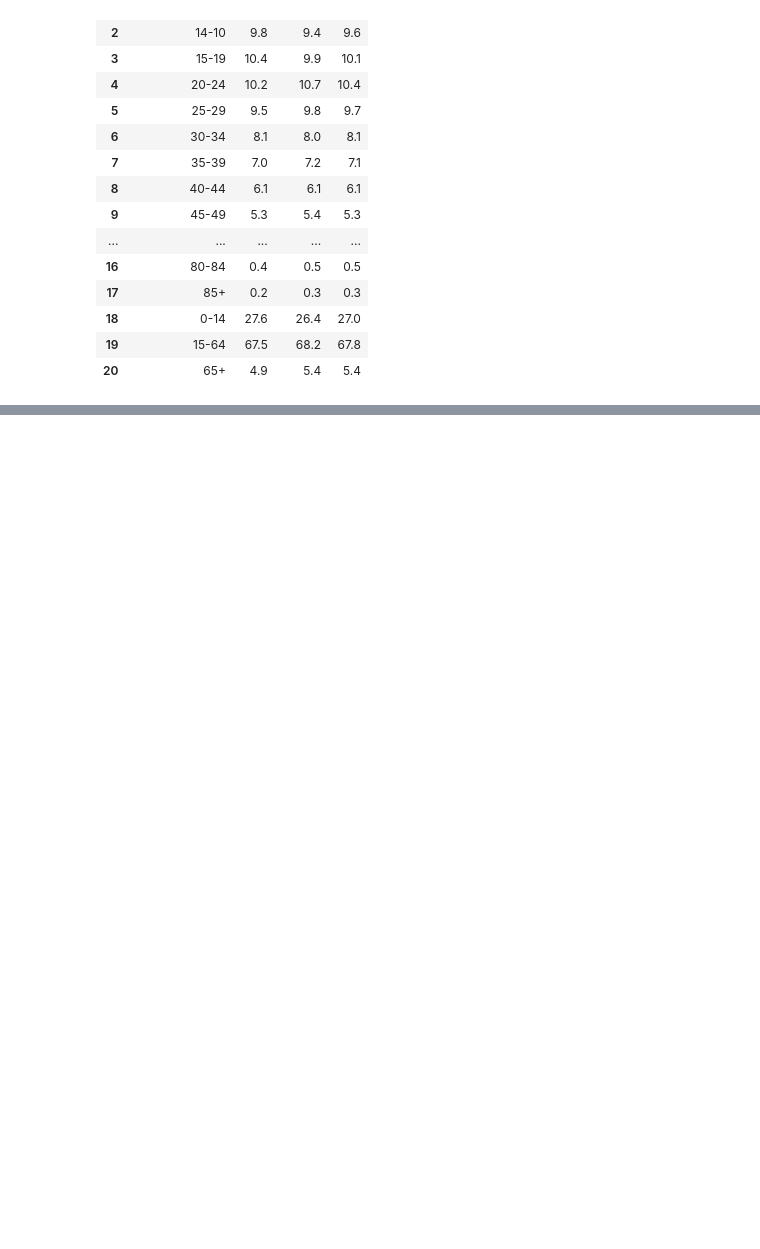
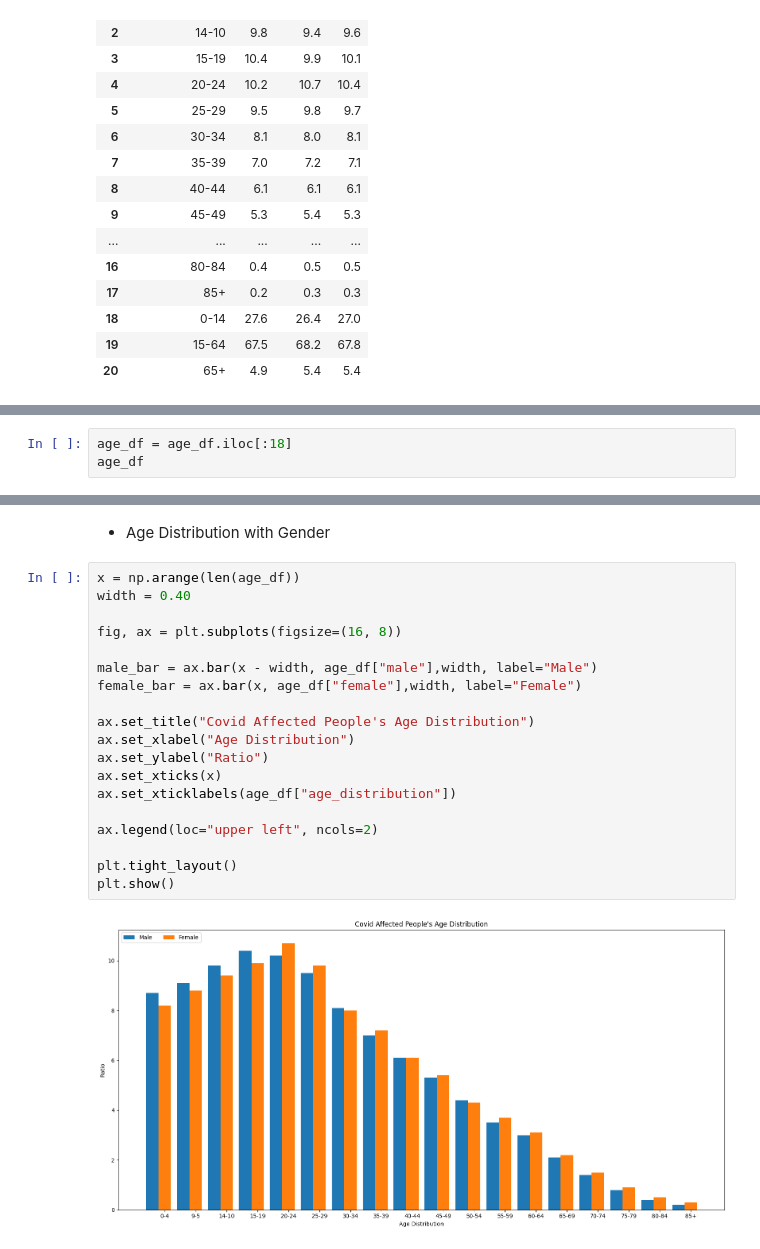
Before and after one commit to adnaen/covid-19-india-analysis, a Jupyter notebook: notebook/01-data-cleaning.ipynb, the cells around one changed output, grey strips where cells are left out. Saved outputs shown, nothing was run; the diff lists cells and outputs as text; blank space fills up the shorter version.

Commit message:
feat(CIC1A-12): add visualization for age distribution

```diff
--- a/notebook/01-data-cleaning.ipynb
+++ b/notebook/01-data-cleaning.ipynb
@@ -140,0 +142,3 @@ age_df
+# %%
+age_df = age_df.iloc[:18]
+age_df
@@ -140,0 +174,23 @@ age_df
+# %% [markdown]
+- Age Distribution with Gender
+# %%
+x = np.arange(len(age_df))
+width = 0.40
+
+fig, ax = plt.subplots(figsize=(16, 8))
+
+male_bar = ax.bar(x - width, age_df["male"],width, label="Male")
+female_bar = ax.bar(x, age_df["female"],width, label="Female")
+
+ax.set_title("Covid Affected People's Age Distribution")
+ax.set_xlabel("Age Distribution")
+ax.set_ylabel("Ratio")
+ax.set_xticks(x)
+ax.set_xticklabels(age_df["age_distribution"])
+
+ax.legend(loc="upper left", ncols=2)
+
+plt.tight_layout()
+plt.show()
+# %% [output]
+[figure, added]
```
Also changed, not shown: parts of 6 cells of this notebook.
